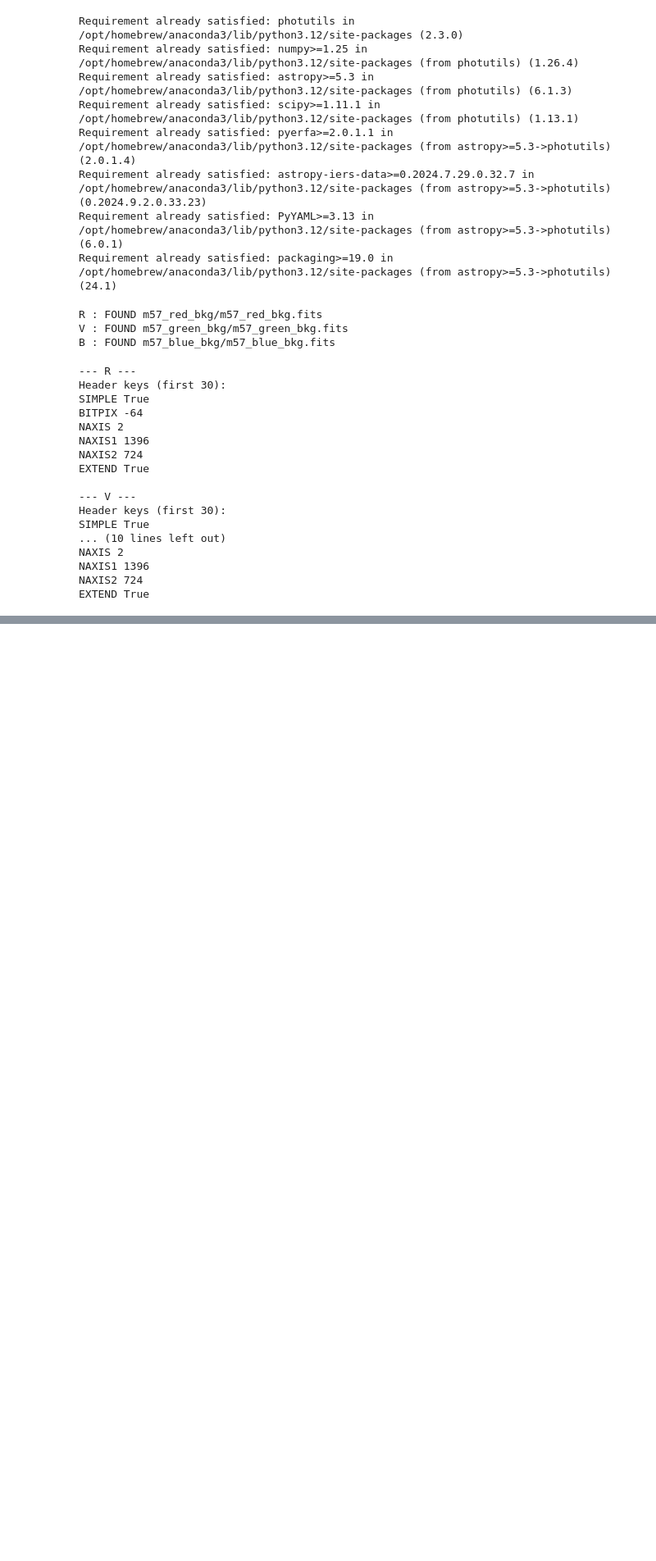
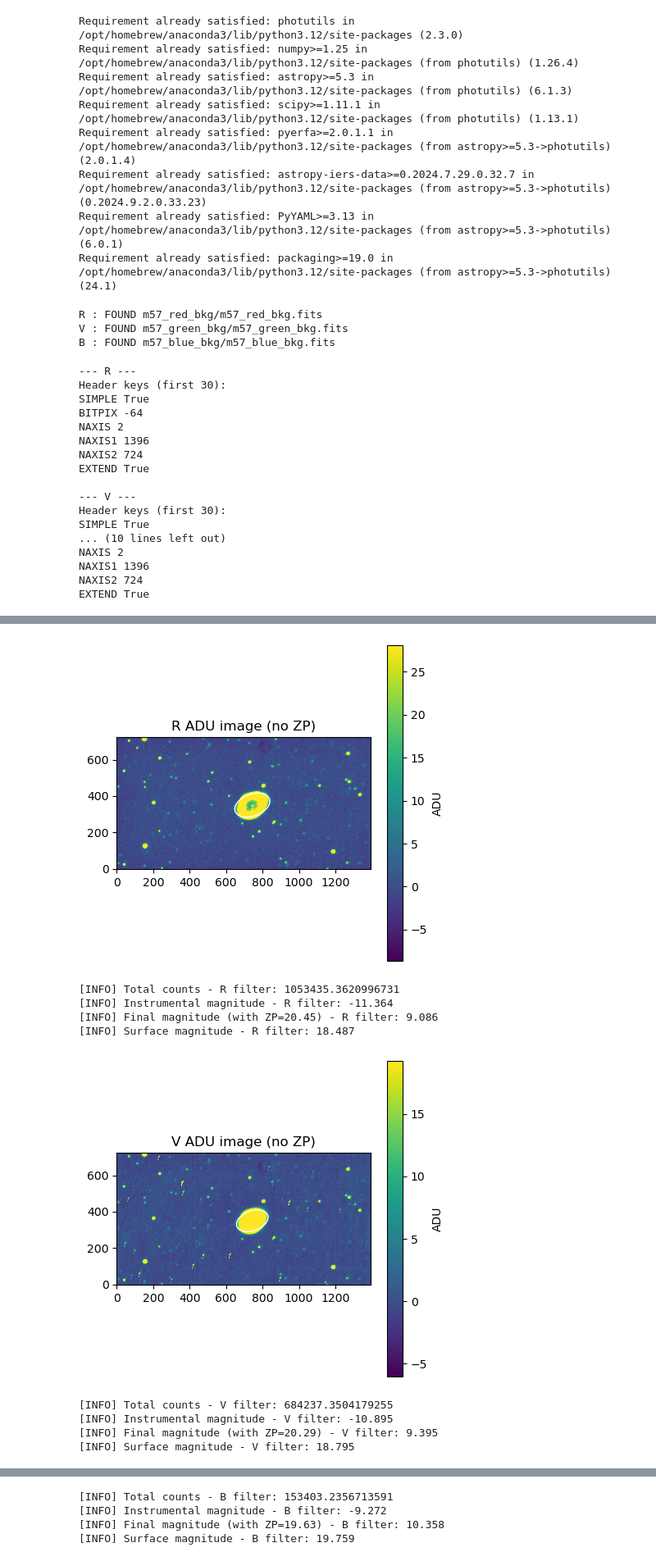
Before and after one commit to Sp3ter04/ObservatoryLaboratory, a Jupyter notebook: SurfacePhotometry.ipynb, the cells around one changed output, grey strips where cells are left out. Shown at 82% size. Saved outputs shown, nothing was run; the diff lists cells and outputs as text; code cells hidden in the pictures; blank space fills up the shorter version.

Commit message:
better surface photometry - 2.0

```diff
--- a/SurfacePhotometry.ipynb
+++ b/SurfacePhotometry.ipynb
@@ -202,7 +205,7 @@ NAXIS2 724
 EXTEND True
 # %%
 # ZP and pixel scale guesses from headers
-pixel_scale_arcsec = 0.55
+pixel_scale_arcsec = 0.5526
 zeropoints = {'R': None, 'V': None, 'B': None}
 # %%
 # main processing loop
@@ -366,0 +381,73 @@ Processing loop finished. Results saved in: m57_surface_photometry
+# %%
+# fitting isophotes
+center = (744.0, 350.0)
+for filt, p in paths.items():
+
+    if not os.path.exists(p):
+        print(f"[WARN] {filt} file not found:", p)
+        continue
+
+    data, header, wcs = load_fits(p)
+
+    img = data.copy()
+
+    finite = np.isfinite(img)
+    vmin, vmax = np.nanpercentile(img[finite], [2,98]) if finite.sum()>10 else (np.nanmin(img), np.nanmax(img))
+    fig, ax = plt.subplots(figsize=(5,5))
+    im = ax.imshow(img, origin='lower', vmin=vmin, vmax=vmax)
+    fig.colorbar(im, ax=ax).set_label('ADU')
+    ax.set_title(f'{filt} ADU image (no ZP)')
+
+    x0, y0 = center
+    if filt == 'R':
+        geometry = EllipseGeometry(x0=x0, y0=y0, sma=100, eps=0.4, pa=20.0 * np.pi / 180.0)
+    elif filt == 'B':
+        geometry = EllipseGeometry(x0=x0, y0=y0, sma=90, eps=0.4, pa=30.0 * np.pi / 180.0)
+    elif filt == 'V':
+        geometry = EllipseGeometry(x0=x0, y0=y0, sma=90, eps=0.4, pa=20.0 * np.pi / 180.0)
+
+    aper = EllipticalAperture((geometry.x0, geometry.y0), geometry.sma, geometry.sma * (1 - geometry.eps), geometry.pa)
+    plt.imshow(img, origin='lower', vmin=vmin, vmax=vmax)
+    aper.plot(color='white')
+    plt.show()
+
+    # Calculate Surface Magnitude
+    phot_table = aperture_photometry(img, aper)
+    total_counts = phot_table['aperture_sum'][0]
+    print(f"[INFO] Total counts - {filt} filter: {total_counts}") # total counts inside ellipse
+
+    #Instrumet Magnitude
+    inst_mag = -2.5 * np.log10(total_counts / 30)
+    print(f"[INFO] Instrumental magnitude - {filt} filter: {inst_mag:.3f}")
+
+    # Now we need to add the ZP to get the final magnitude
+    red_zp = 20.45
+    blue_zp = 19.63
+    green_zp = 20.29
+
+    if filt == 'R':
+        zp = red_zp
+    elif filt == 'B':
+        zp = blue_zp
+    elif filt == 'V':
+        zp = green_zp
+
+    final_inst_mag = inst_mag + zp
+    print(f"[INFO] Final magnitude (with ZP={zp}) - {filt} filter: {final_inst_mag:.3f}")
+
+    # surface magnitude
+    # S=m+2,5log(A)
+    area = 5757 # area in arcsec^2 inside the ellipse calculated with pixel scale of 0.55 arcsec/pix
+    surf_mag = final_inst_mag + 2.5 * np.log10(area)
+    print(f"[INFO] Surface magnitude - {filt} filter: {surf_mag:.3f}")
+# %% [output]
+[figure, added]
+[INFO] Total counts - R filter: 1053435.3620996731
+[INFO] Instrumental magnitude - R filter: -11.364
+[INFO] Final magnitude (with ZP=20.45) - R filter: 9.086
+[INFO] Surface magnitude - R filter: 18.487
+[figure, added]
+[INFO] Total counts - V filter: 684237.3504179255
+[INFO] Instrumental magnitude - V filter: -10.895
+[INFO] Final magnitude (with ZP=20.29) - V filter: 9.395
+[INFO] Surface magnitude - V filter: 18.795
@@ -366,0 +455,4 @@ Processing loop finished. Results saved in: m57_surface_photometry
+[INFO] Total counts - B filter: 153403.2356713591
+[INFO] Instrumental magnitude - B filter: -9.272
+[INFO] Final magnitude (with ZP=19.63) - B filter: 10.358
+[INFO] Surface magnitude - B filter: 19.759
```
Also changed, not shown: parts of 10 cells of this notebook.
